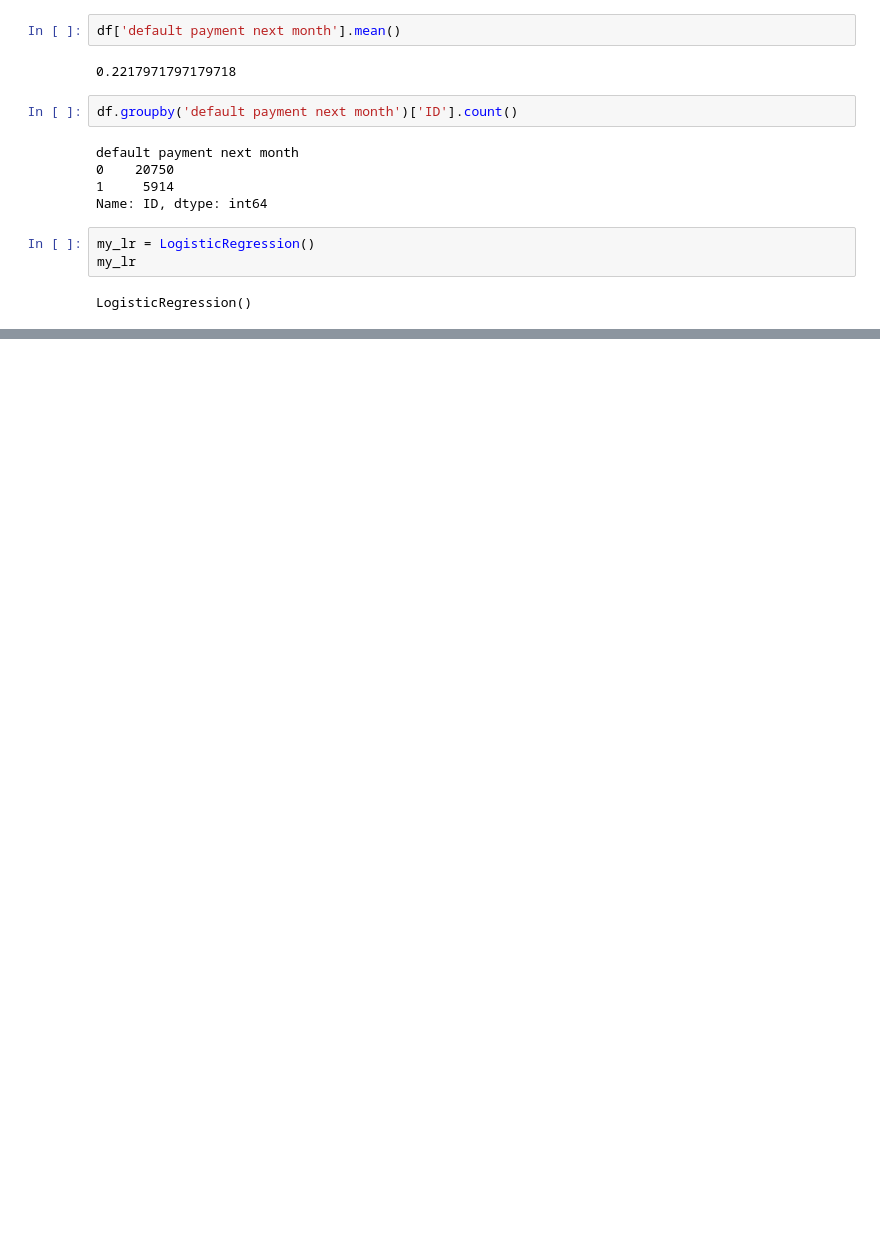
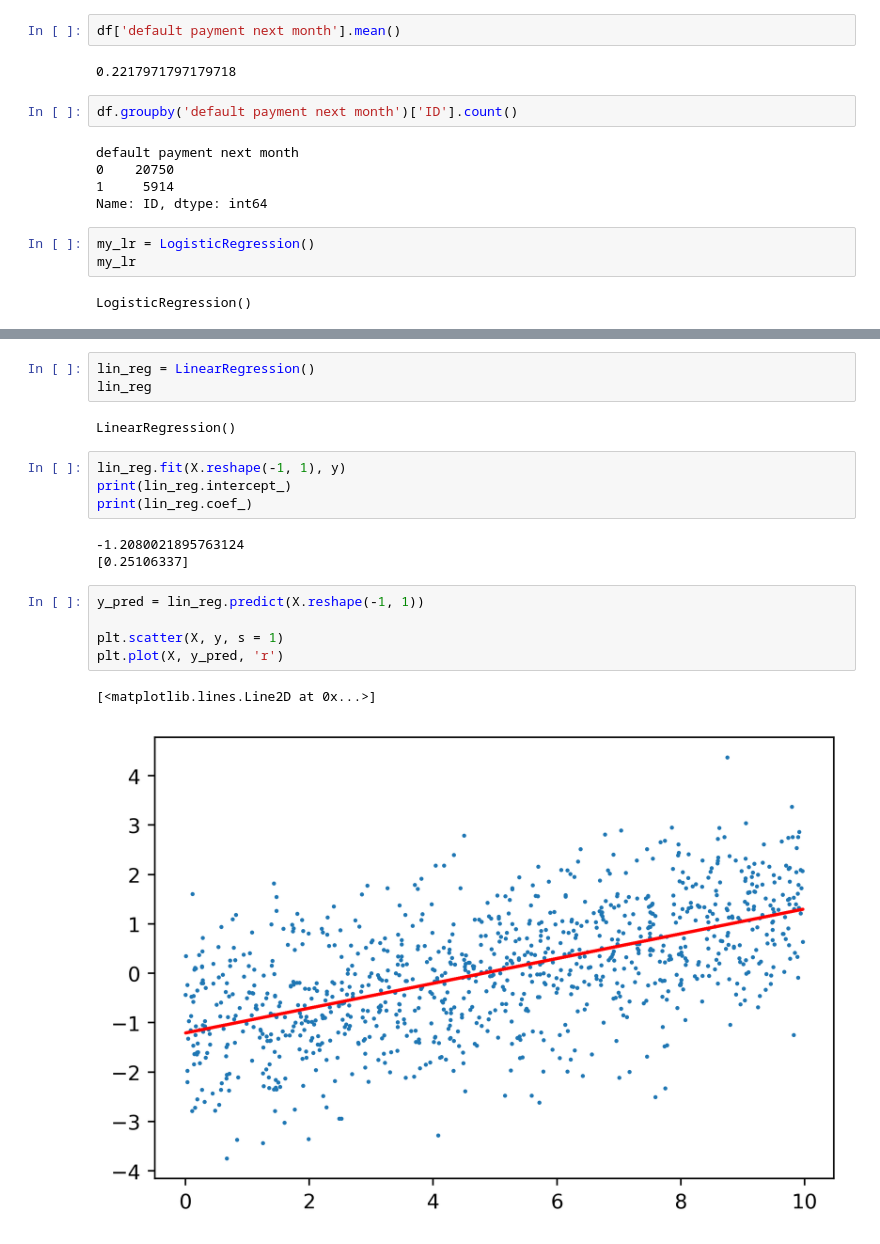
Before and after one commit to mrcosta93/projetos_data_science, a Jupyter notebook: Capítulo 2.ipynb, the cells around one changed output, grey strips where cells are left out. Drawn from its saved outputs; the diff is of its cells as text; blank space fills up the shorter version.

```diff
--- a/Capítulo 2.ipynb
+++ b/Capítulo 2.ipynb
@@ -57,0 +103,20 @@ array([1, 1, 0, 0, 0, 0, 0, 0, 0, 0])
+# %%
+lin_reg = LinearRegression()
+lin_reg
+# %% [output]
+LinearRegression()
+# %%
+lin_reg.fit(X.reshape(-1, 1), y)
+print(lin_reg.intercept_)
+print(lin_reg.coef_)
+# %% [output]
+-1.2080021895763124
+[0.25106337]
+# %%
+y_pred = lin_reg.predict(X.reshape(-1, 1))
+
+plt.scatter(X, y, s = 1)
+plt.plot(X, y_pred, 'r')
+# %% [output]
+[<matplotlib.lines.Line2D at 0x...>]
+[figure, added]
```
Also changed, not shown: parts of 11 cells of this notebook.
